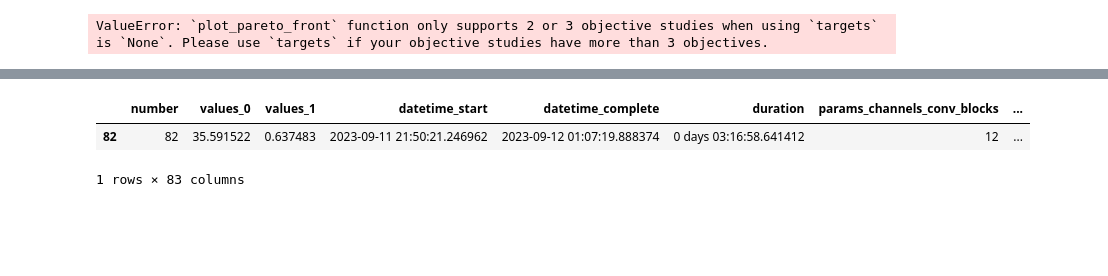
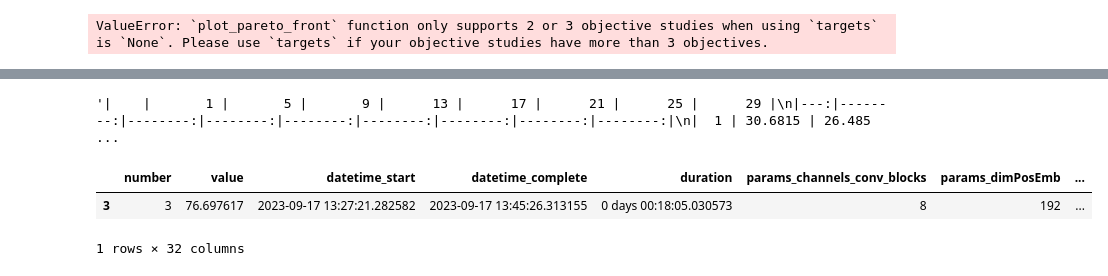
Before and after one commit to AlekseiZhuravlev/MotionMixerConv, a Jupyter notebook: conv_mixer/optuna_visualization.ipynb, the cells around one changed output, grey strips where cells are left out. Drawn from its saved outputs; the diff is of its cells as text; code cells hidden in the pictures; blank space fills up the shorter version.

```diff
--- a/conv_mixer/optuna_visualization.ipynb
+++ b/conv_mixer/optuna_visualization.ipynb
@@ -1,10 +1,10 @@
 # %%
 import optuna
 
-# /home/azhuavlev/Desktop/Results/CUDA_lab/Final_project/studies/h36m_reg=-1_out_nTP=10_skip=1_onlyKernels_once/results.db
+# /home/azhuavlev/Desktop/Results/CUDA_lab/Final_project/studies/ais_reg=-1_out_nTP=10_skip=1_onlyKernels_twice_global/results.db
 
 base_folder = f'/home/azhuavlev/Desktop/Results/CUDA_lab/Final_project/studies'
-study_name = 'h36m_reg=-1_out_nTP=10_skip=1_onlyKernels_once'
+study_name = 'ais_reg=-1_out_nTP=10_skip=1_onlyKernels_twice_global'
 
 
 study = optuna.create_study(
@@ -117,12 +112,16 @@ print(df2.to_latex())
 \bottomrule
 \end{tabular}
+# %%
+df2.to_markdown()
+# %% [output]
+'|    |       1 |       5 |       9 |      13 |      17 |      21 |      25 |      29 |\n|---:|--------:|--------:|--------:|--------:|--------:|--------:|--------:|--------:|\n|  1 | 30.6815 | 26.485 ...
 # %%
-df_best = df[(df['params_channels_conv_blocks'] == 12) & (df['params_dimPosEmb'] == 192) & (df['params_kernel1_x_Time'] == 5) & (df['params_kernel1_y_Pose'] == 1) & (df['params_num_blocks'] == 4)].copy()
+df_best = df[(df['params_channels_conv_blocks'] == 8) & (df['params_dimPosEmb'] == 192) & (df['params_kernel1_x_Time'] == 5) & (df['params_kernel1_y_Pose'] == 1) & (df['params_num_blocks'] == 6)].copy()
 df_best
 # %% [output]
-|  | number | values_0 | values_1 | datetime_start | datetime_complete | duration | params_channels_conv_blocks | ... |
-| 82 | 82 | 35.591522 | 0.637483 | 2023-09-11 21:50:21.246962 | 2023-09-12 01:07:19.888374 | 0 days 03:16:58.641412 | 12 | ... |
+|  | number | value | datetime_start | datetime_complete | duration | params_channels_conv_blocks | params_dimPosEmb | ... |
+| 3 | 3 | 76.697617 | 2023-09-17 13:27:21.282582 | 2023-09-17 13:45:26.313155 | 0 days 00:18:05.030573 | 8 | 192 | ... |
-1 rows × 83 columns
+1 rows × 32 columns
 # %%
 actions = ["walking", "eating", "smoking", "discussion", "directions",
                     "greeting", "phoning", "posing", "purchases", "sitting",
```
Also changed, not shown: parts of 11 cells of this notebook, 3 other files.
